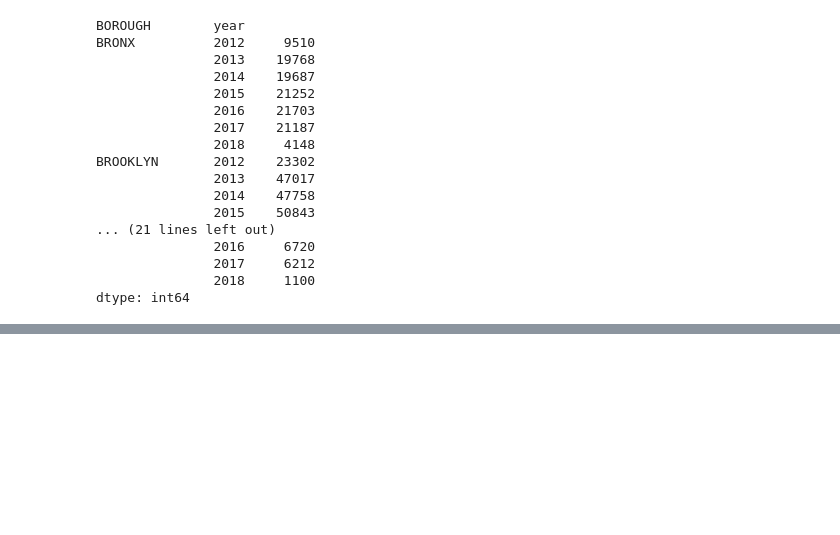
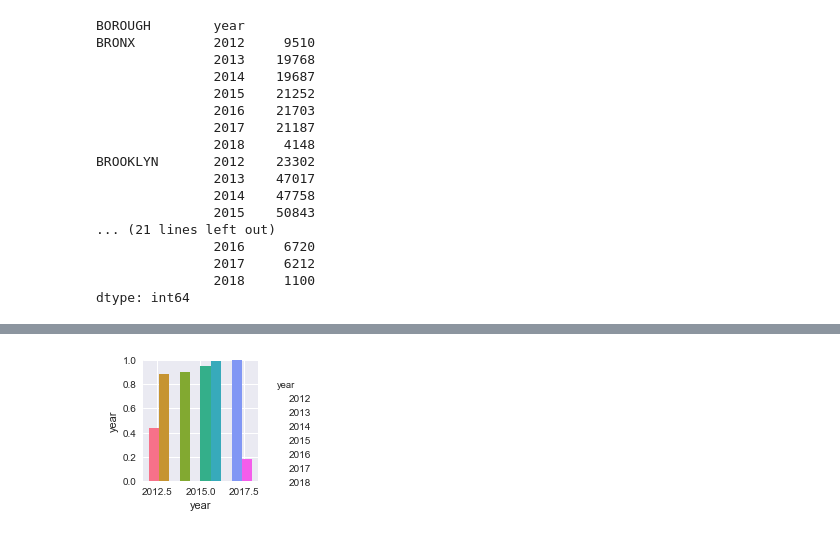
Before and after one commit to psumank/DATA698, a Jupyter notebook: EDA/NYPD Motor Vehicle Accidents.ipynb, the cells around one changed output, grey strips where cells are left out. Saved outputs shown, nothing was run; the diff lists cells and outputs as text; code cells hidden in the pictures; blank space fills up the shorter version.

```diff
--- a/EDA/NYPD Motor Vehicle Accidents.ipynb
+++ b/EDA/NYPD Motor Vehicle Accidents.ipynb
@@ -181,0 +238,3 @@ dtype: int64
+# %%
+df_CONTRIBUTINGFACTORs = pd.read_csv('~/Documents/GitHub/DATA698-1/DATA/CONTRIBUTINGFACTORs.csv',)
+df_CONTRIBUTINGFACTORs
@@ -181,0 +259,11 @@ dtype: int64
+# %%
+df_CONTRIBUTING_FACTOR =dfAccidents[['year','CONTRIBUTING FACTOR VEHICLE 1','CONTRIBUTING FACTOR VEHICLE 2','CONTRIBUTING FACTOR VEHICLE 3','CONTRIBUTING FACTOR VEHICLE 4','CONTRIBUTING FACTOR VEHICLE 5']]
+df_CONTRIBUTING_FACTOR['CONTRIBUTING FACTOR VEHICLE 1'] = df_CONTRIBUTING_FACTOR['CONTRIBUTING FACTOR VEHICLE 1'].map(df_CONTRIBUTINGFACTORs.set_index('Contributing Factors')['Factors'])
+df_CONTRIBUTING_FACTOR['CONTRIBUTING FACTOR VEHICLE 2'] = df_CONTRIBUTING_FACTOR['CONTRIBUTING FACTOR VEHICLE 2'].map(df_CONTRIBUTINGFACTORs.set_index('Contributing Factors')['Factors'])
+df_CONTRIBUTING_FACTOR['CONTRIBUTING FACTOR VEHICLE 3'] = df_CONTRIBUTING_FACTOR['CONTRIBUTING FACTOR VEHICLE 3'].map(df_CONTRIBUTINGFACTORs.set_index('Contributing Factors')['Factors'])
+df_CONTRIBUTING_FACTOR['CONTRIBUTING FACTOR VEHICLE 4'] = df_CONTRIBUTING_FACTOR['CONTRIBUTING FACTOR VEHICLE 4'].map(df_CONTRIBUTINGFACTORs.set_index('Contributing Factors')['Factors'])
+df_CONTRIBUTING_FACTOR['CONTRIBUTING FACTOR VEHICLE 5'] = df_CONTRIBUTING_FACTOR['CONTRIBUTING FACTOR VEHICLE 5'].map(df_CONTRIBUTINGFACTORs.set_index('Contributing Factors')['Factors'])
+
+
+#group_by_CONTRIBUTING_FACTOR_VEHICLE1 = df_CONTRIBUTING_FACTOR.groupby(['CONTRIBUTING FACTOR VEHICLE 1','year'])
+#group_by_CONTRIBUTING_FACTOR_VEHICLE1.count()
@@ -181,0 +295,8 @@ dtype: int64
+# %%
+import seaborn as sns
+import matplotlib.pyplot as plt
+%matplotlib inline
+sns.set()
+sns.pairplot(df_CONTRIBUTING_FACTOR, hue='year');
+# %% [output]
+[figure, added]
```
Also changed, not shown: parts of 17 cells of this notebook, 1 other file.
